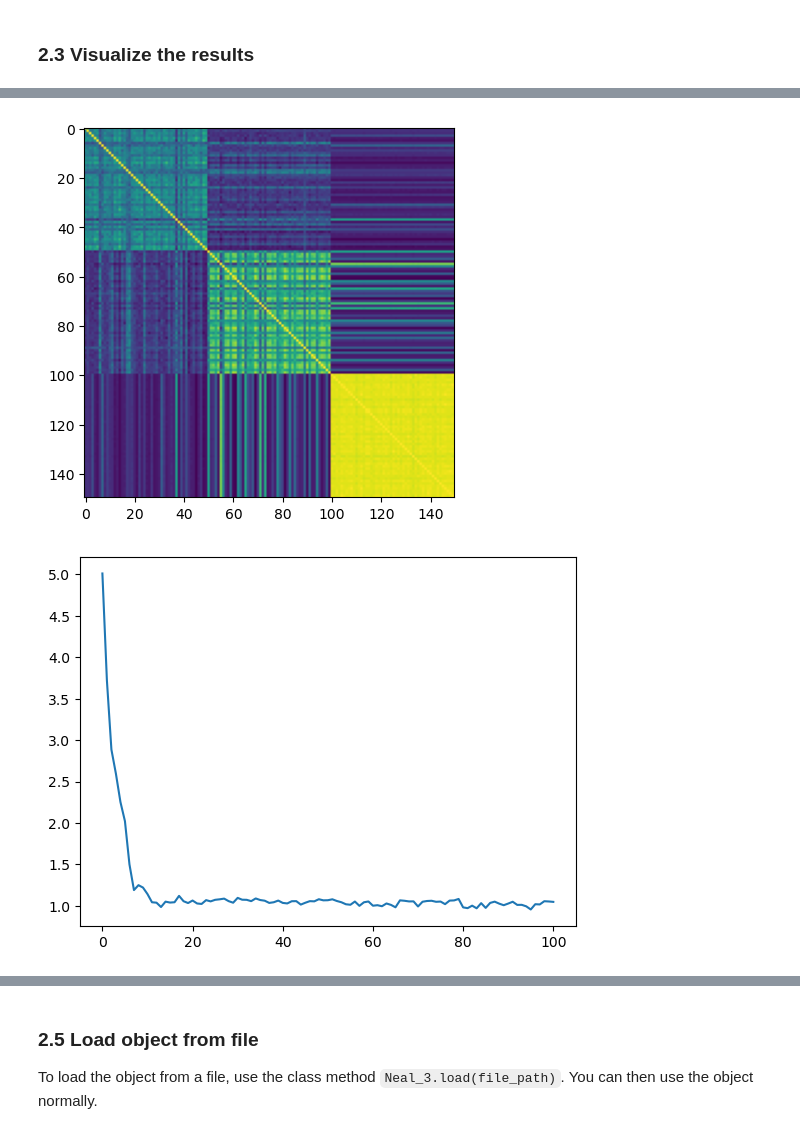
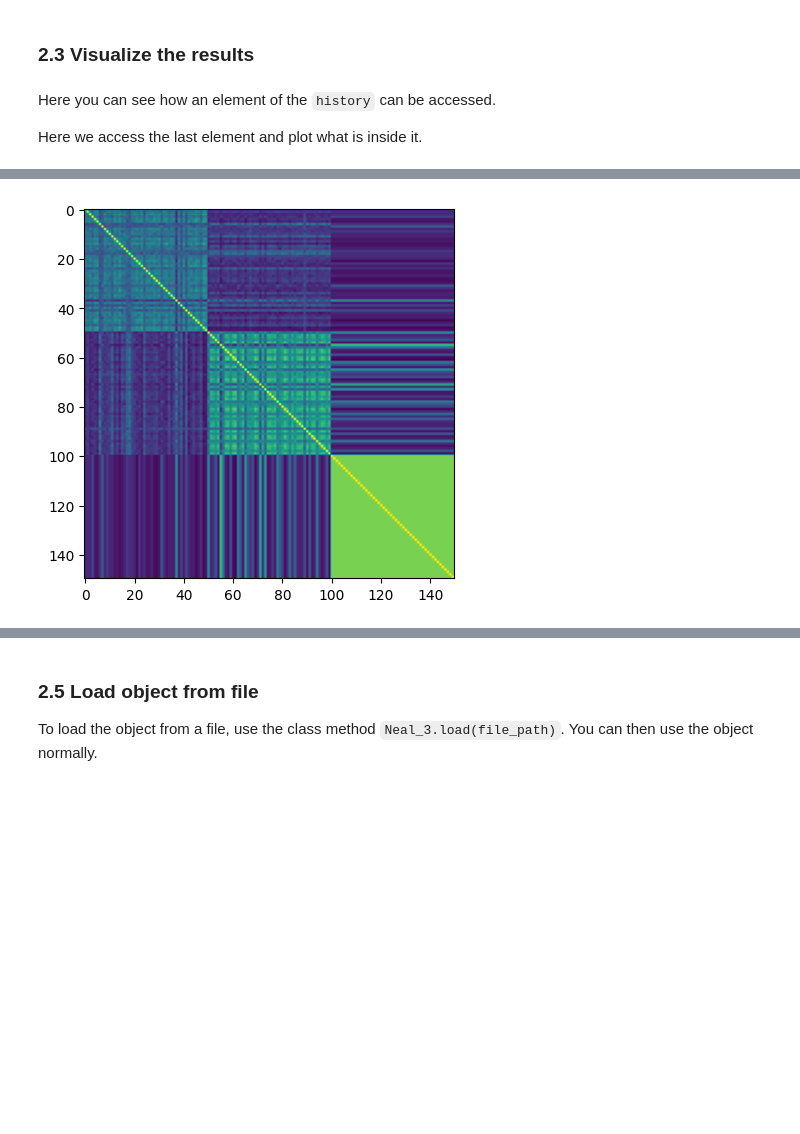
Before and after one commit to Samuele-Caccavelli/bayesian_statistics_project, a Jupyter notebook: notebooks/jupyter/Example_MCMCs.ipynb, the cells around one changed output, grey strips where cells are left out. Cells and saved outputs as stored; diff of their text form; code cells hidden in the pictures; blank space fills up the shorter version.

```diff
--- a/notebooks/jupyter/Example_MCMCs.ipynb
+++ b/notebooks/jupyter/Example_MCMCs.ipynb
@@ -62,0 +61,4 @@ neal_3 = Neal_3()
+# %%
+alpha = 0.1
+
+neal_3 = Neal_3(alpha=alpha)
@@ -63,3 +67,7 @@ neal_3 = Neal_3()
+# %%
+iter = 100
+burn_in = 20
+iterations = list(range(iter + 1))
 # %% [markdown]
 ### 2.2 Fit it to data
 # %% [markdown]
@@ -75,15 +83,16 @@ history = neal_3.fit(Y, 100, metrics=["entropy"])
 `fit()` will output the history but it is also stored in the object at `neal_3.history`
 # %% [markdown]
 ### 2.3 Visualize the results
+# %% [markdown]
+Here you can see how an element of the `history` can be accessed.
+
+Here we access the last element and plot what is inside it.
 # %%
 plot_clusters(Y, neal_3.history[-1], "MCMC output")
 plt.show()
-neal_3.compute_similarity_matrix()
+neal_3.compute_similarity_matrix(burn_in)
 plt.imshow(neal_3.similatity_matrix)
 plt.show()
-plt.plot(neal_3.metrics["entropy"])
-plt.show()
 # %% [output]
 [figure]
-[figure, old version]
+[figure, new version]
-[figure, removed]
```
Also changed, not shown: parts of 16 cells of this notebook, 16 other files.
